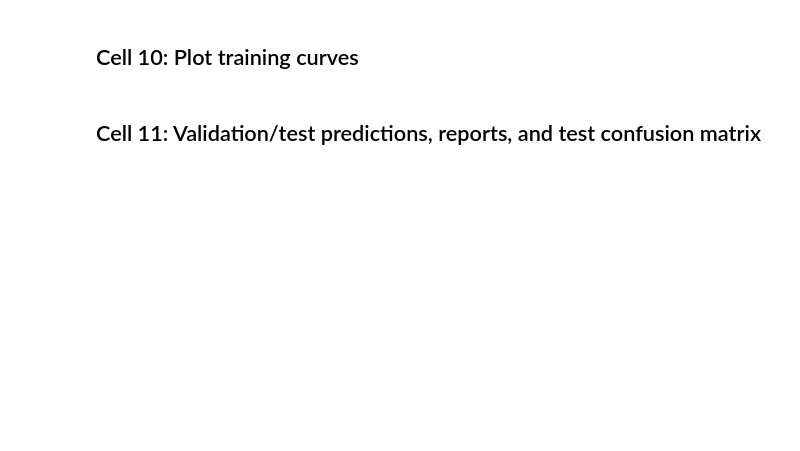
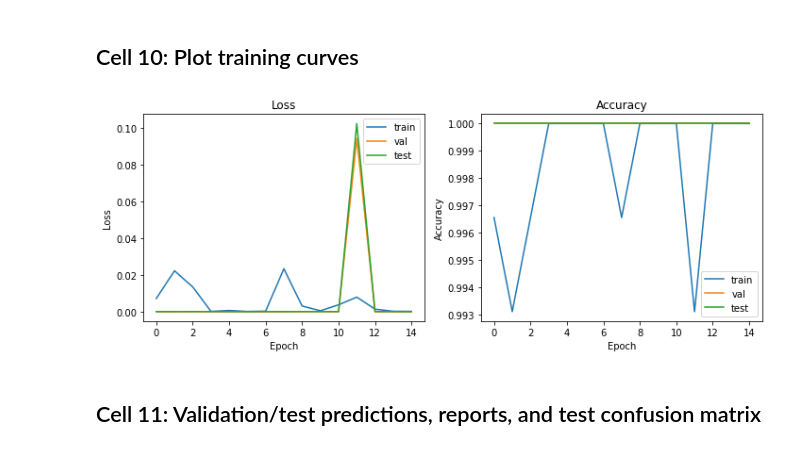
Before and after one commit to denizkarya1999/CoBas, a Jupyter notebook: CoBas/Machine Learning/Multimodal Fusion Training.ipynb, the cells around one changed output. Cells and saved outputs as stored; diff of their text form; code cells hidden in the pictures; blank space fills up the shorter version.

Commit message:
<DKA - May 27th 2026> Reimplemented the machine learning pipeline and add the model file to the app.

```diff
--- a/CoBas/Machine Learning/Multimodal Fusion Training.ipynb
+++ b/CoBas/Machine Learning/Multimodal Fusion Training.ipynb
@@ -81,23 +86,43 @@ class FusionSample:
 
 
 def segment_index_from_name(path: Path) -> int:
-    """Read the numeric segment index from names like *_seg003.npy."""
+    """Read the numeric segment index from names like *_seg003.npy or *_frame003.jpg."""
 
-    marker = "_seg"
+    # Try to extract from _seg or _frame marker
     stem = path.stem
-    marker_index = stem.rfind(marker)
-    if marker_index == -1:
-        raise ValueError(f"Could not find segment marker in {path.name}")
-    return int(stem[marker_index + len(marker):marker_index + len(marker) + 3])
+    for marker in ("_seg", "_frame"):
+        marker_index = stem.rfind(marker)
+        if marker_index != -1:
+            return int(stem[marker_index + len(marker):marker_index + len(marker) + 3])
+
+    raise ValueError(f"Could not find segment marker in {path.name}")
 
 
 def find_pipeline_output(sample_dir: Path) -> Path:
-    """Find the processed *_Image_and_Video folder inside one sample folder."""
+    """Find the processed *_Image_and_Video folder inside one sample folder.
 
+    If sample_dir itself is already a *_Image_and_Video folder, return it directly.
+    """
+
+    # Check if the sample_dir itself is a *_Image_and_Video folder
+    if sample_dir.name.endswith("_Image_and_Video") and sample_dir.exists():
+        return sample_dir
+
+    # Otherwise, look for *_Image_and_Video folders inside it
     candidates = sorted(sample_dir.glob("*_Image_and_Video"))
     if not candidates:
         raise FileNotFoundError(f"No *_Image_and_Video folder found in {sample_dir}")
     return candidates[0]
+
+
+def get_base_name(path: Path) -> str:
+    """Extract base name before _seg or _frame marker."""
+    stem = path.stem
+    for marker in ("_seg", "_frame"):
+        marker_index = stem.rfind(marker)
+        if marker_index != -1:
+            return stem[:marker_index]
+    return stem
 
 
 def collect_samples(ml_root: Path, sample_labels: dict[str, str]) -> list[FusionSample]:
@@ -121,8 +146,9 @@ def collect_samples(ml_root: Path, sample_labels: dict[str, str]) -> list[Fusion
 
         for spec_path in sorted(spectrogram_dir.glob("*.npy")):
             segment_index = segment_index_from_name(spec_path)
-            # The pipeline names frame and audio/STFT segments with the same zero-based index.
-            frame_path = frames_dir / f"{output_dir.name.replace('_Image_and_Video', '')}_frame{segment_index:03d}.jpg"
+            base_name = get_base_name(spec_path)
+            # Look for a frame with the same base name and index
+            frame_path = frames_dir / f"{base_name}_frame{segment_index:03d}.jpg"
             if not frame_path.exists():
                 print(f"[SKIP] Missing frame for {spec_path.name}: {frame_path.name}")
                 continue
@@ -471,20 +523,26 @@ for epoch in range(1, EPOCHS + 1):
 # %%
 plt.figure(figsize=(10, 4))
 plt.subplot(1, 2, 1)
 plt.plot(history["train_loss"], label="train")
 plt.plot(history["val_loss"], label="val")
 plt.plot(history["test_loss"], label="test")
+plt.xlabel("Epoch")
+plt.ylabel("Loss")
 plt.title("Loss")
 plt.legend()
 
 plt.subplot(1, 2, 2)
 plt.plot(history["train_acc"], label="train")
 plt.plot(history["val_acc"], label="val")
 plt.plot(history["test_acc"], label="test")
+plt.xlabel("Epoch")
+plt.ylabel("Accuracy")
 plt.title("Accuracy")
 plt.legend()
 plt.tight_layout()
 plt.show()
+# %% [output]
+[figure, added]
 # %% [markdown]
 ## Cell 11: Validation/test predictions, reports, and test confusion matrix
 # %%
```
Also changed, not shown: parts of 13 cells of this notebook.
